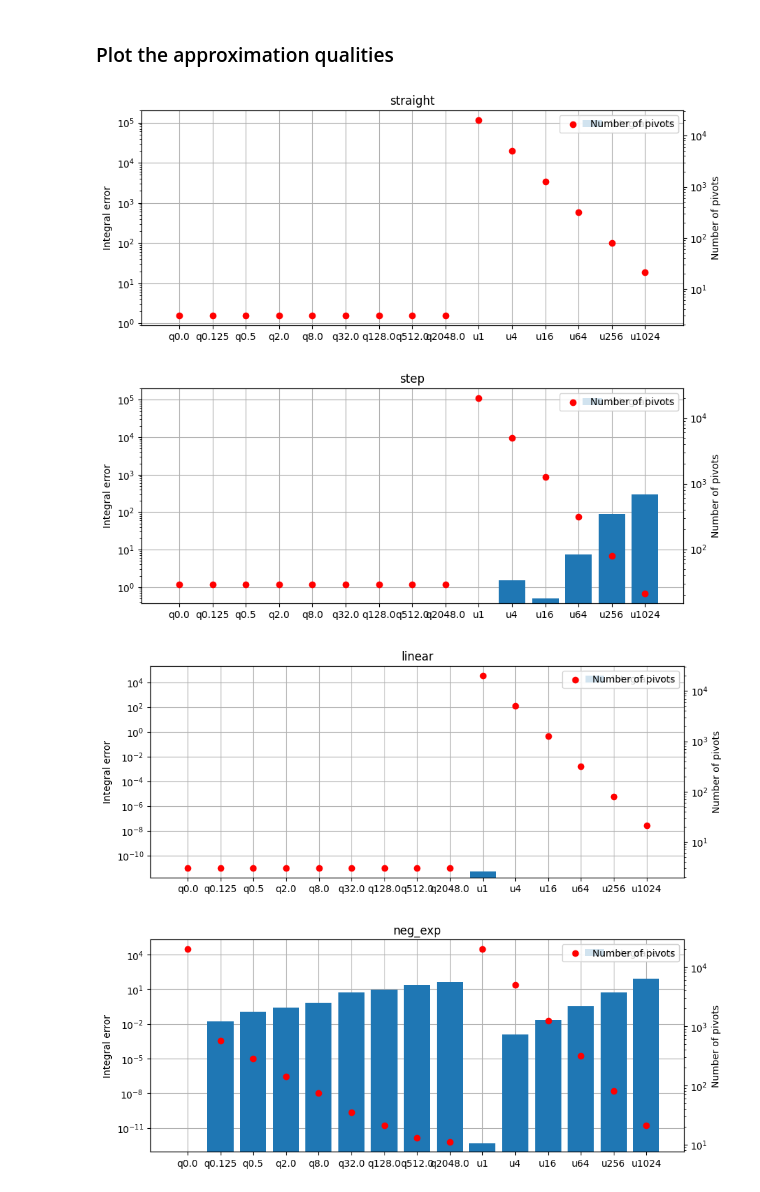
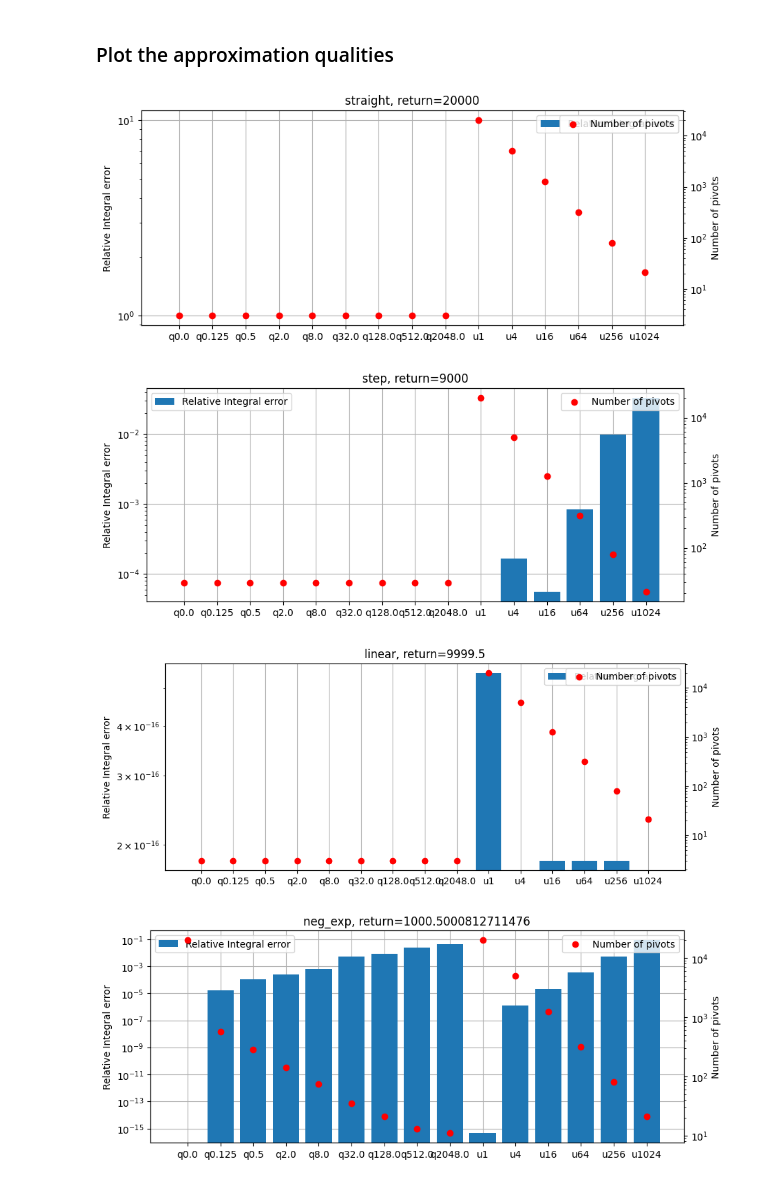
Before and after one commit to aa14k/adaptive_time, a Jupyter notebook: code/adaptive_time/notebooks/advanced_quad.ipynb, the cells around one changed output. Drawn from its saved outputs; the diff is of its cells as text; code cells hidden in the pictures.

Commit message:
Plot relative errors.

```diff
--- a/code/adaptive_time/notebooks/advanced_quad.ipynb
+++ b/code/adaptive_time/notebooks/advanced_quad.ipynb
@@ -90,14 +90,14 @@ quad_sampler_params: [0.000e+00 1.250e-01 5.000e-01 2.000e+00 8.000e+00 3.200e+0
 approx_integrals = {}
 num_pivots = {}
 
-for sampler_name, sampler in tqdm(samplers_tried.items()):
-    print("sampler_name:", sampler_name)
-    approx_integrals[sampler_name] = []
-    num_pivots[sampler_name] = []
-    for label, value_seq in data.items():
+for label, value_seq in tqdm(data.items()):
+    print("data:", label)
+    approx_integrals[label] = {}
+    num_pivots[label] = {}
+    for sampler_name, sampler in samplers_tried.items():
         integral, all_pivots = sampler.integrate(value_seq)
-        approx_integrals[sampler_name].append(integral)
-        num_pivots[sampler_name].append(len(all_pivots))
-    approx_integrals[sampler_name] = np.array(approx_integrals[sampler_name])
-    num_pivots[sampler_name] = np.array(num_pivots[sampler_name])
+        approx_integrals[label][sampler_name] = integral
+        num_pivots[label][sampler_name] = len(all_pivots)
+    # approx_integrals[sampler_name] = np.array(approx_integrals[sampler_name])
+    # num_pivots[sampler_name] = np.array(num_pivots[sampler_name])
 # %% [output]
@@ -162,36 +155,48 @@ pprint(approx_integrals)
 # %%
 # Each data gets a different plot.
 # -- on each plot, samplers go on the x-axes
 # -- y-axes is the integral value error AND the number of pivots
 
-for data_idx, data_name in enumerate(data.keys()):
+all_abs_errs = {}
+all_rel_errs = {}
+
+for data_name in data.keys():
     plt.figure(figsize=(10, 4))
-    plt.title(data_name)
+    plt.title(f"{data_name}, return={true_integrals[data_name]}")
     ax = plt.gca()
     ax.grid()
     ax.set_axisbelow(True)
     ax2 = ax.twinx()
+
     method_names = []
     errs = []
     num_pivots_ = []
+    all_abs_errs[data_name] = {}
+    all_rel_errs[data_name] = {}
+
     for sampler_name, sampler in samplers_tried.items():
         method_names.append(sampler_name)
-        errs.append(abs(true_integrals[data_name] - approx_integrals[sampler_name][data_idx]))
-        num_pivots_.append(num_pivots[sampler_name][data_idx])
-    ax.bar(method_names, errs, label="Integral error")
+        abs_err = abs(true_integrals[data_name] - approx_integrals[data_name][sampler_name])
+        rel_err = abs_err / abs(true_integrals[data_name])
+        all_rel_errs[data_name][sampler_name] = rel_err
+        all_abs_errs[data_name][sampler_name] = abs_err
+        errs.append(rel_err)
+        num_pivots_.append(num_pivots[data_name][sampler_name])
+    ax.bar(method_names, errs, label="Relative Integral error")
     ax2.scatter(method_names, num_pivots_, label="Number of pivots", color="red")
     # ax2.hlines(5, -1, len(method_names), color="gray", linestyle="--")
     ax.set_yscale("log")
-    ax.set_ylim(0, 200_000)
+    # ax.set_yticks([20, 200, 500])
+    # ax.set_ylim(0, 200_000)
     ax2.set_yscale("log")
-    ax.set_ylabel("Integral error")
+    ax.set_ylabel("Relative Integral error")
     ax2.set_ylabel("Number of pivots")
     # plt.yscale("log")
     # plt.legend()
     ax.legend(loc=0)
     ax2.legend()
 # %% [output]
-[figure, old version]
+[figure, new version]
-[figure, old version]
+[figure, new version]
-[figure, old version]
+[figure, new version]
-[figure, old version]
+[figure, new version]
```
Also changed, not shown: parts of 6 cells of this notebook.
